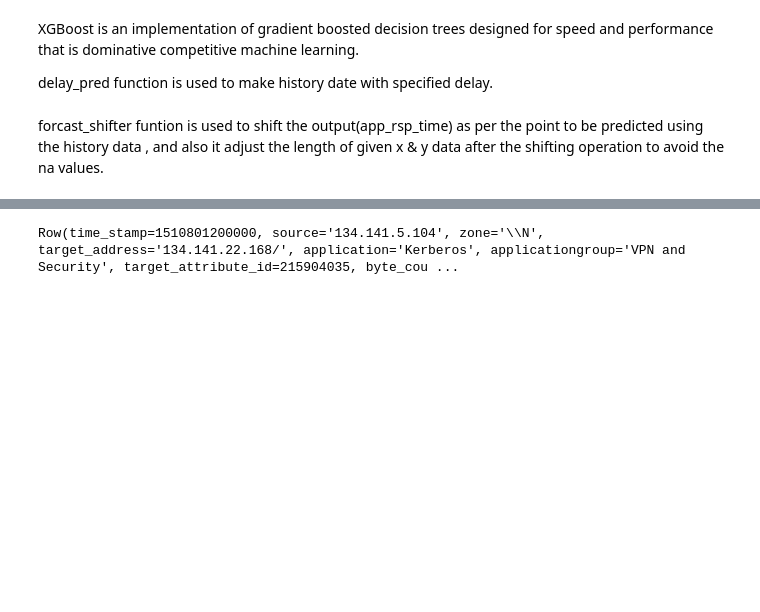
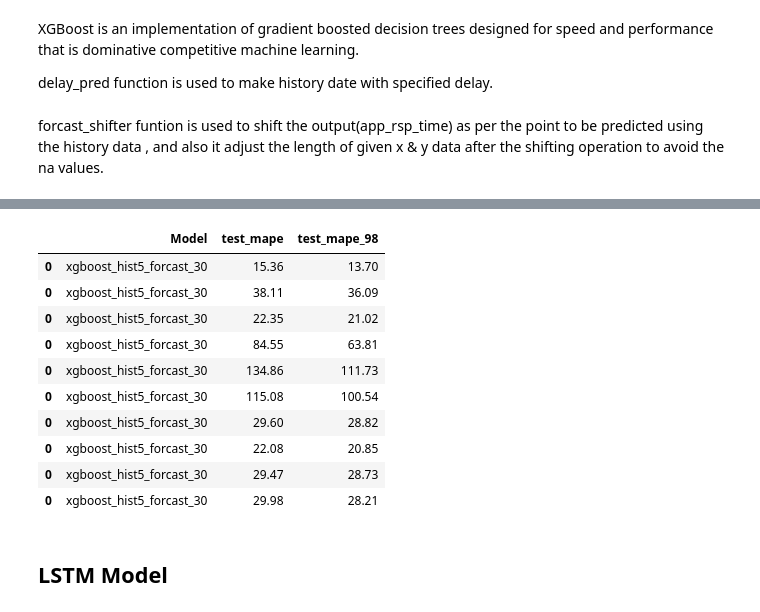
Before and after one commit to abhoopathi/predictive-analysis-netsightrpt, a Jupyter notebook: notebooks/test_other_models_notebooks/p1_lstm_xgb_prophet.ipynb, the cells around one changed output, grey strips where cells are left out. Drawn from its saved outputs; the diff is of its cells as text; code cells hidden in the pictures; blank space fills up the shorter version.

```diff
--- a/notebooks/test_other_models_notebooks/p1_lstm_xgb_prophet.ipynb
+++ b/notebooks/test_other_models_notebooks/p1_lstm_xgb_prophet.ipynb
@@ -432,7 +433,7 @@ def  xgb_all(data_l_ew_g,history_lag=5,forcast_lag=1):
 
 a = ap_list[0]
 s = s_list[0]
-prophet_analysis_df_full = pd.DataFrame()
+xgb_analysis_df_full = pd.DataFrame()
 
 for a in tqdm(ap_list):
     for s in s_list:
@@ -440,14 +441,13 @@ for a in tqdm(ap_list):
         data = df[(df.application == a ) & (df.source==s)]
 
         df_t = data.registerTempTable('dummy')
-        df_t = sqlContext.sql('select avg(app_rsp_time) as app_rsp_time, time_stamp, source , application  from dummy group by source, application, time_stamp')
+        df_t = sqlContext.sql('select avg(app_rsp_time) as app_rsp_time, time_stamp, avg(byte_count)  as byte_count, avg(flow_count) as flow_count , avg(rx_byte_count) as rx_byte_count , avg(rx_flow_count) as rx_flow_count , avg(tcp_rsp_time) as tcp_rsp_time , avg(tx_byte_count) as tx_byte_count , avg(tx_flow_count) as tx_flow_count from dummy group by source, application, time_stamp')
+
 
         # data cleaning
         df_t = df_t[df_t.app_rsp_time!=0]
         app_rsp_time_df=df_t.toPandas()
 
-
-        #s_array = app_rsp_time_df.source.unique()
 
         app_rsp_time_df = app_rsp_time_df.sort_values(by='app_rsp_time',ascending=True)
         dates_outlook = pd.to_datetime(pd.Series(app_rsp_time_df.time_stamp),unit='ms')
@@ -455,9 +455,15 @@ for a in tqdm(ap_list):
         app_rsp_time_df = app_rsp_time_df.sort_values(by='time_stamp')
 
         app_rsp_time_df['date'] = app_rsp_time_df.index.date
-        app_rsp_time_df = pd.DataFrame(app_rsp_time_df.groupby(by='date').app_rsp_time.max())
+        del app_rsp_time_df['time_stamp']
+
         app_rsp_time_df = app_rsp_time_df.reset_index()
-        app_rsp_time_df = app_rsp_time_df.sort_values(by='date',ascending=True)
-        app_rsp_time_df.index = app_rsp_time_df['date']
-        del app_rsp_time_df['date']
+        weekday = app_rsp_time_df.time_stamp.dt.weekday
+        app_rsp_time_df['weekday'] = weekday
+        del app_rsp_time_df['time_stamp']
+
+        app_rsp_time_df = pd.DataFrame(app_rsp_time_df.groupby(by='date')['app_rsp_time','byte_count','flow_count','rx_byte_count','rx_flow_count', 'tcp_rsp_time', 'tx_byte_count', 'tx_flow_count','weekday'].max())
+
+        analyse_df,compare_test=xgb_all_real_24(app_rsp_time_df,5,30)
+        xgb_analysis_df_full = xgb_analysis_df_full.append(analyse_df)
 # %% [output]
@@ -504,4 +490,16 @@ MAPE : 26.03856262297717
-# %%
-data.head()
-# %% [output]
-Row(time_stamp=1510801200000, source='134.141.5.104', zone='\\N', target_address='134.141.22.168/', application='Kerberos', applicationgroup='VPN and Security', target_attribute_id=215904035, byte_cou ...
+# %%
+xgb_analysis_df_full
+# %% [output]
+|  | Model | test_mape | test_mape_98 |
+| 0 | xgboost_hist5_forcast_30 | 15.36 | 13.70 |
+| 0 | xgboost_hist5_forcast_30 | 38.11 | 36.09 |
+| 0 | xgboost_hist5_forcast_30 | 22.35 | 21.02 |
+| 0 | xgboost_hist5_forcast_30 | 84.55 | 63.81 |
+| 0 | xgboost_hist5_forcast_30 | 134.86 | 111.73 |
+| 0 | xgboost_hist5_forcast_30 | 115.08 | 100.54 |
+| 0 | xgboost_hist5_forcast_30 | 29.60 | 28.82 |
+| 0 | xgboost_hist5_forcast_30 | 22.08 | 20.85 |
+| 0 | xgboost_hist5_forcast_30 | 29.47 | 28.73 |
+| 0 | xgboost_hist5_forcast_30 | 29.98 | 28.21 |
+# %% [markdown]
+## LSTM Model
```
Also changed, not shown: parts of 23 cells of this notebook, 1 other file.
